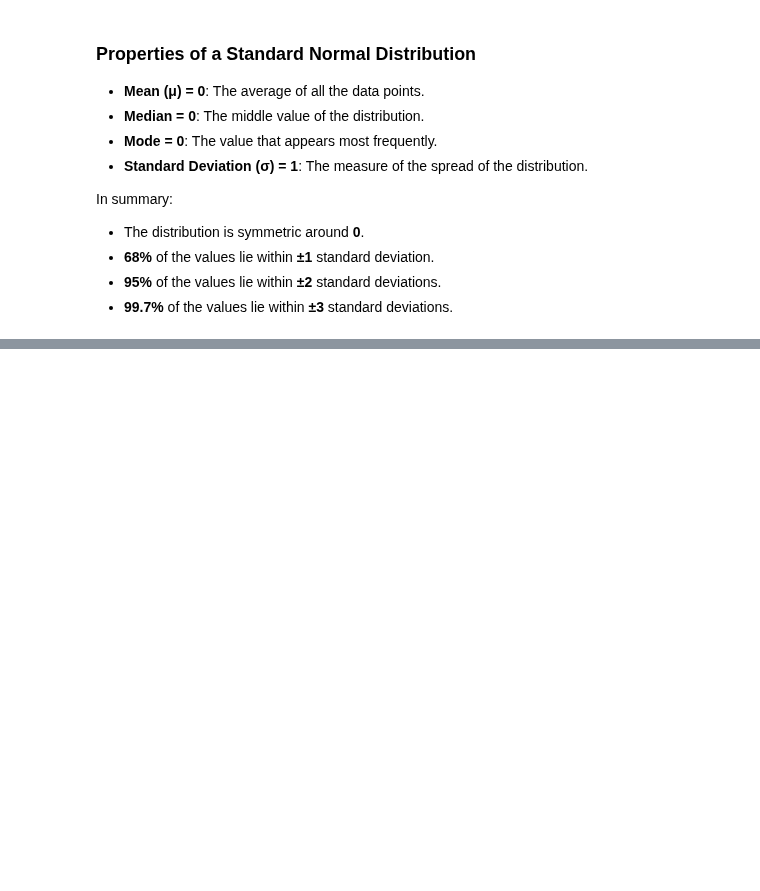
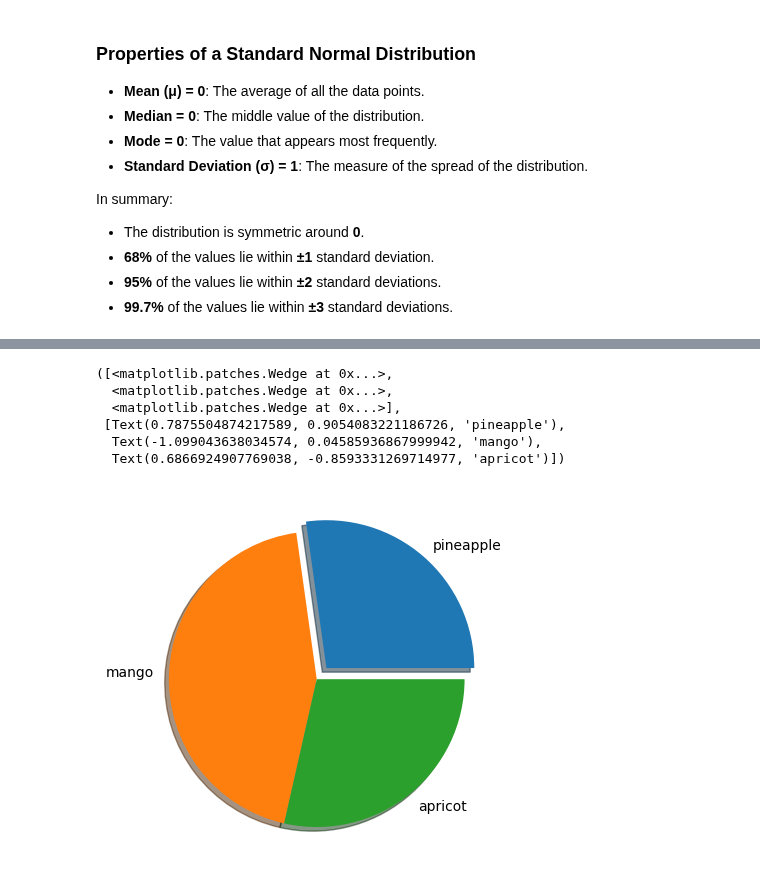
Before and after one commit to pacificDeveloperPrakhar/Pyhton_RealLifeData_Analysis_Practice, a Jupyter notebook: generating_random_samples.ipynb, the cells around one changed output, grey strips where cells are left out. Cells and saved outputs as stored; diff of their text form; code cells hidden in the pictures; blank space fills up the shorter version.

```diff
--- a/generating_random_samples.ipynb
+++ b/generating_random_samples.ipynb
@@ -46,0 +94,11 @@ In summary:
+# %%
+# for the pie chart you can specify the custom property such as shadow to give more defintiion to the each of the wedge
+plt.pie([123,200,129],labels=["pineapple","mango","apricot"],shadow=True,explode=[0.1,0,0])
+# %% [output]
+([<matplotlib.patches.Wedge at 0x...>,
+  <matplotlib.patches.Wedge at 0x...>,
+  <matplotlib.patches.Wedge at 0x...>],
+ [Text(0.7875504874217589, 0.9054083221186726, 'pineapple'),
+  Text(-1.099043638034574, 0.04585936867999942, 'mango'),
+  Text(0.6866924907769038, -0.8593331269714977, 'apricot')])
+[figure, added]
```
Also changed, not shown: parts of 10 cells of this notebook.
